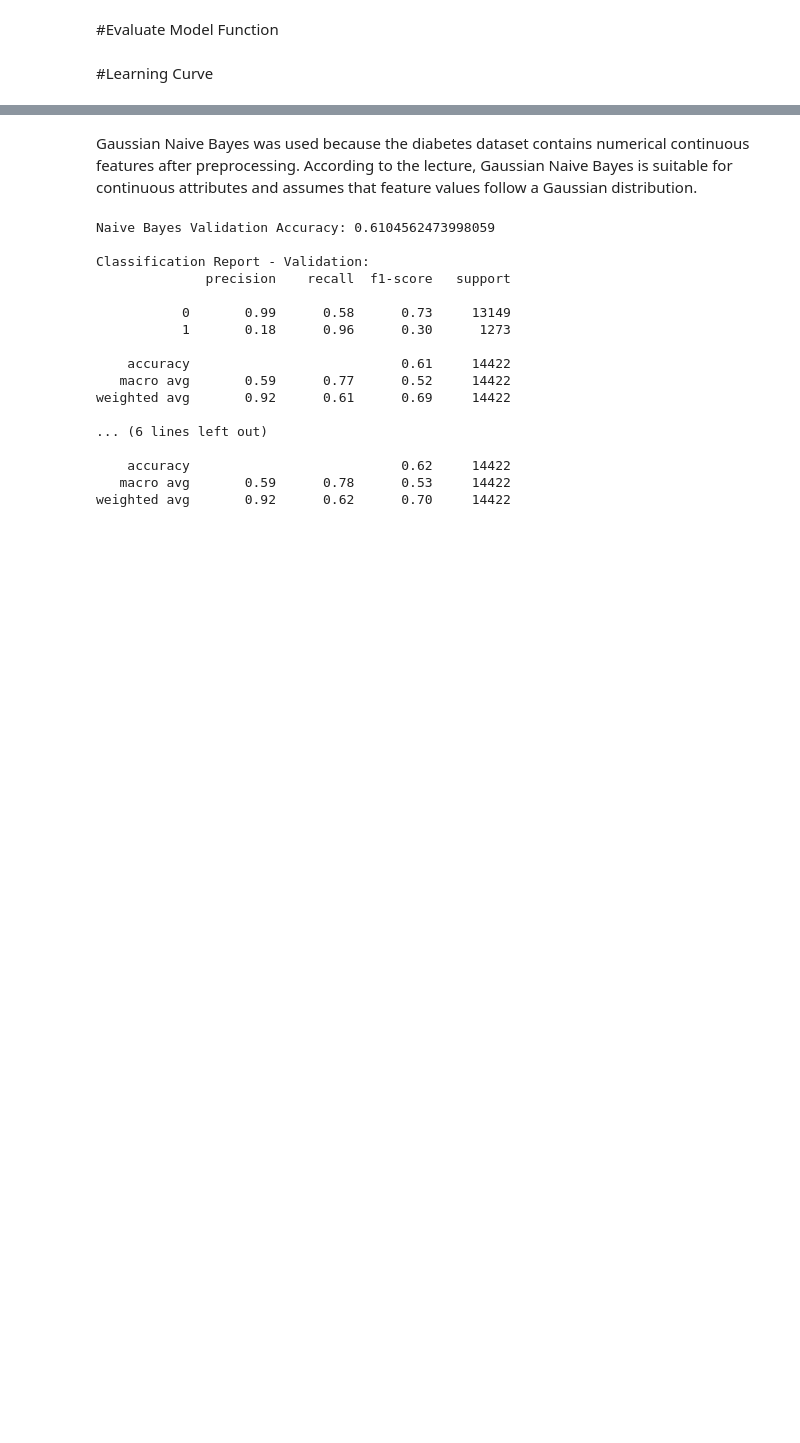
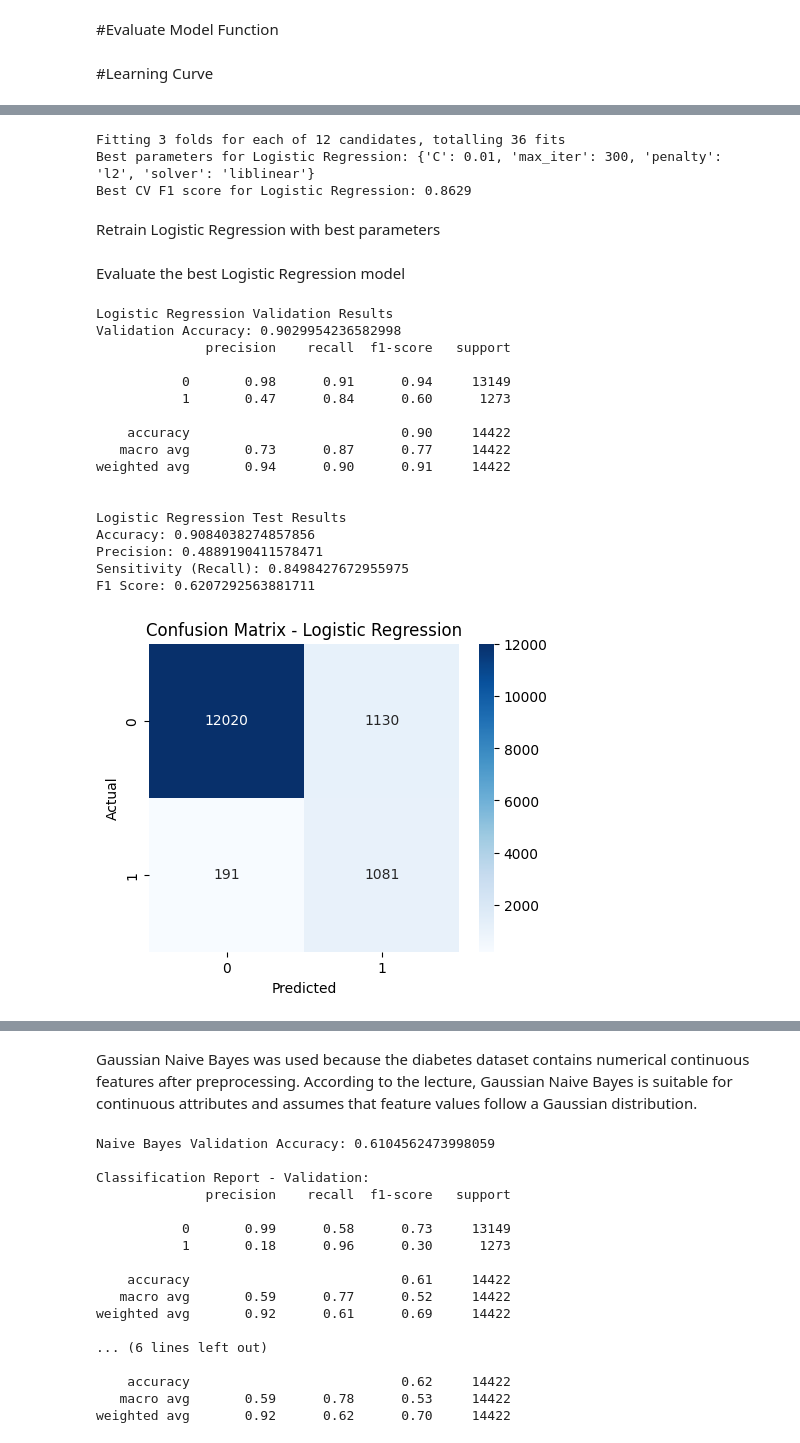
Before and after one commit to mohamedelziat50/Diabetes-Disease-Classification-MIU, a Jupyter notebook: Diabetes_Classification.ipynb, the cells around one changed output, grey strips where cells are left out. Cells and saved outputs as stored; diff of their text form; code cells hidden in the pictures; blank space fills up the shorter version.

Commit message:
Logistic Regression - Will be revised

```diff
--- a/Diabetes_Classification.ipynb
+++ b/Diabetes_Classification.ipynb
@@ -824,0 +840,79 @@ def plot_learning_curve(model, model_name, X_train_data, y_train_data):
+# %%
+# Define the parameter grid for Logistic Regression
+param_grid_lr = {
+    "C": [0.001, 0.01, 0.1, 1, 10, 100],
+    "penalty": ["l1", "l2"],
+    "solver": ["liblinear"],
+    "max_iter": [300]
+}
+
+lr = LogisticRegression(random_state=42)
+
+# Stratified Cross Validation
+skf = StratifiedKFold(
+    n_splits=3,
+    shuffle=True,
+    random_state=42
+)
+
+grid_search_lr = GridSearchCV(
+    estimator=lr,
+    param_grid=param_grid_lr,
+    cv=skf,
+    scoring="f1",
+    n_jobs=-1,
+    verbose=1
+)
+
+grid_search_lr.fit(X_train_smote, y_train_smote)
+
+print("Best parameters for Logistic Regression:", grid_search_lr.best_params_)
+print("Best CV F1 score for Logistic Regression:", round(grid_search_lr.best_score_, 4))
+# %% [output]
+Fitting 3 folds for each of 12 candidates, totalling 36 fits
+Best parameters for Logistic Regression: {'C': 0.01, 'max_iter': 300, 'penalty': 'l2', 'solver': 'liblinear'}
+Best CV F1 score for Logistic Regression: 0.8629
+# %% [markdown]
+Retrain Logistic Regression with best parameters
+# %%
+best_params_lr = grid_search_lr.best_params_
+
+lr_best = LogisticRegression(
+    C=best_params_lr["C"],
+    penalty=best_params_lr["penalty"],
+    solver=best_params_lr["solver"],
+    max_iter=best_params_lr["max_iter"],
+    random_state=42
+)
+# %% [markdown]
+Evaluate the best Logistic Regression model
+# %%
+lr_results = evaluate_model(
+    model_name="Logistic Regression",
+    model=lr_best,
+    X_train_data=X_train_smote,
+    y_train_data=y_train_smote,
+    X_val_data=X_val_processed,
+    y_val_data=y_val,
+    X_test_data=X_test_processed,
+    y_test_data=y_test
+)
+# %% [output]
+Logistic Regression Validation Results
+Validation Accuracy: 0.9029954236582998
+              precision    recall  f1-score   support
+
+           0       0.98      0.91      0.94     13149
+           1       0.47      0.84      0.60      1273
+
+    accuracy                           0.90     14422
+   macro avg       0.73      0.87      0.77     14422
+weighted avg       0.94      0.90      0.91     14422
+
+
+Logistic Regression Test Results
+Accuracy: 0.9084038274857856
+Precision: 0.4889190411578471
+Sensitivity (Recall): 0.8498427672955975
+F1 Score: 0.6207292563881711
+[figure, added]
```
Also changed, not shown: parts of 15 cells of this notebook.
